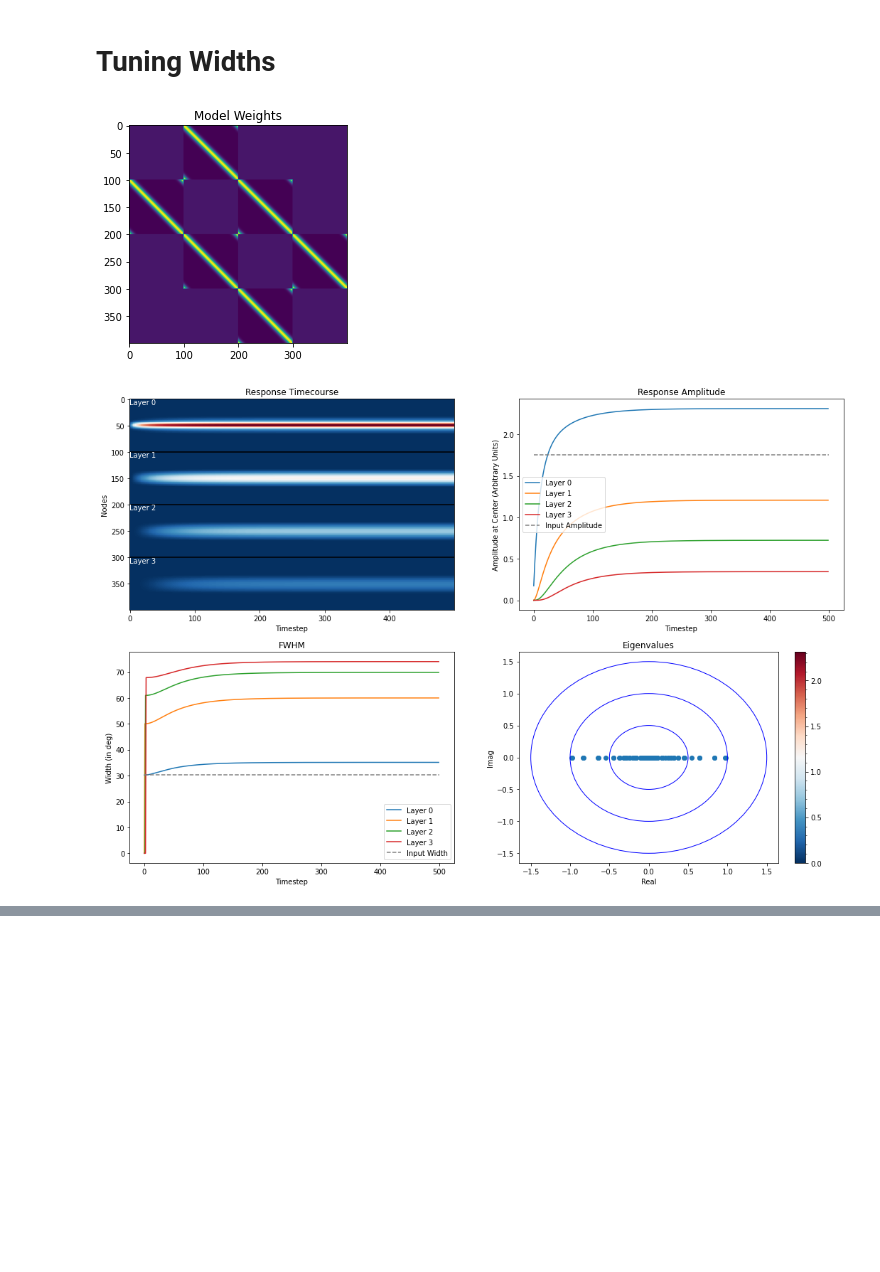
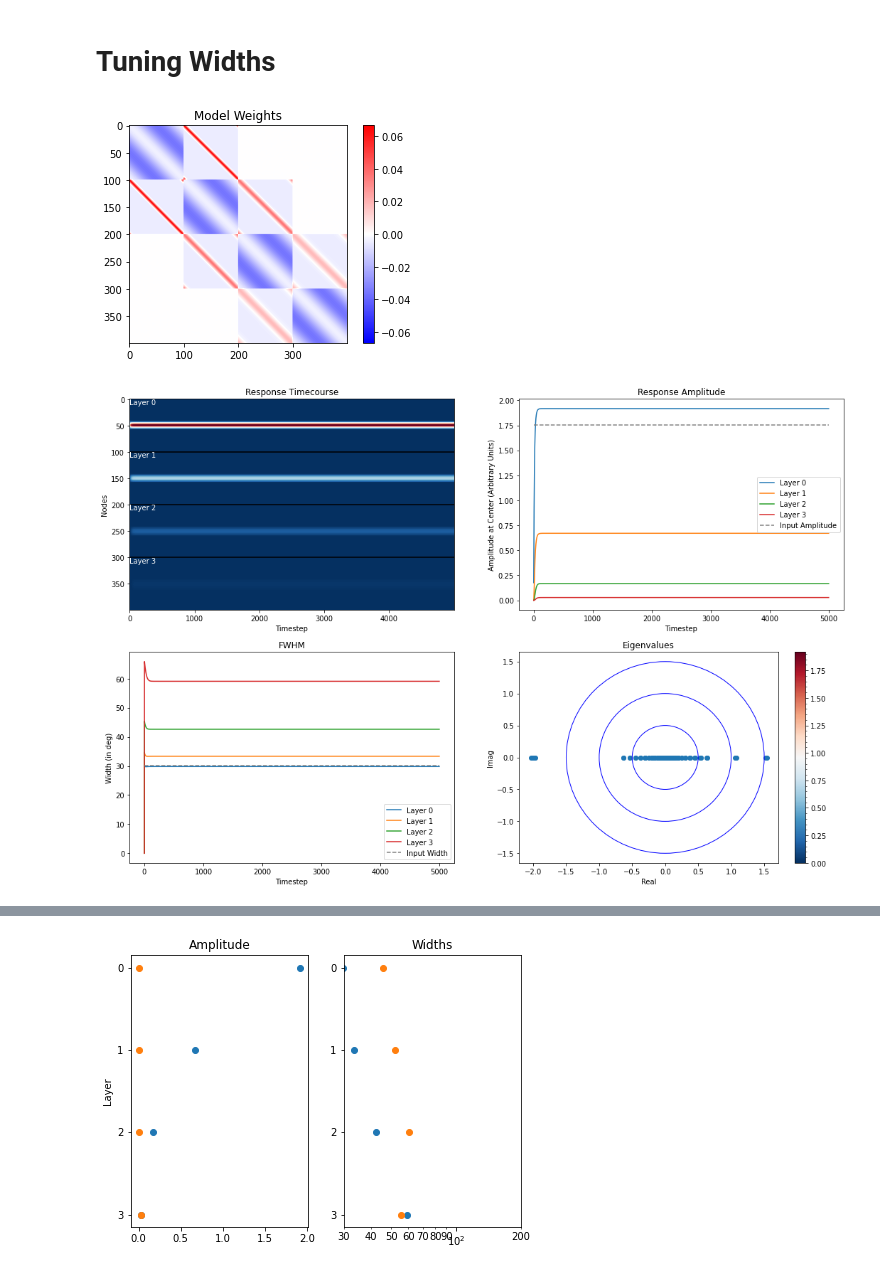
Before and after one commit to rfw256/Memento, a Jupyter notebook: dynamicmemory.ipynb, the cells around one changed output, grey strips where cells are left out. Cells and saved outputs as stored; diff of their text form; code cells hidden in the pictures; blank space fills up the shorter version.

```diff
--- a/dynamicmemory.ipynb
+++ b/dynamicmemory.ipynb
@@ -307,27 +389,26 @@ Or, Recurrent weights are exist in a state, such that, when inhibited, they shar
 # %% [markdown]
 # Tuning Widths
 # %%
-n_timesteps = 500
-stim_on = 500
-# layer_sizes = [1000, 900, 600, 300]
-layer_sizes = [100, 90, 60, 30]
+n_timesteps = 5000
+stim_on = 5000
+
 layer_sizes = [100, 100, 100, 100]
 kappas = [36, 12, 4]            # 36, 12, 4, give similar tuning widths to perception condition
-kappas = [10, 10, 10]
+# kappas = [10, 10, 10]   #
 k_input = 20
 
 model = DynaToy(layer_sizes)
-model.W_ff_0 = .04     # Scales the FF weights - affects the next layer's amplitude
-model.W_ff_1 = -.003       # Shifts the FF weights
-model.W_fb_0 = .04   # Scales the FB weights - affects the prev layer's amplitude
-model.W_fb_1 = -.003        # Shifts the FB weights
+model.W_ff_0 = .03     # Scales the FF weights - affects the next layer's amplitude
+model.W_ff_1 = -.005      # Shifts the FF weights
+model.W_fb_0 = .03   # Scales the FB weights - affects the prev layer's amplitude
+model.W_fb_1 = -.005        # Shifts the FB weights
 
 
 # Scale and Shift the Recurrence weights
-model.W_r_0 = .5
-model.W_r_1 = -0.3
+model.W_r_0 = .8
+model.W_r_1 = -2
 
-recurrence = ''
+recurrence = 'cosine'
 
 model.W, W_L = model.init_weights(plot = True, kappas = kappas, return_matrices=True, recurrence = recurrence)
 
@@ -367,6 +448,7 @@ model.plot(timecourse_ff, h)
 
 # Feedback
 h = model.r[model.out_idx]
+plt.plot(h)
 model.reset()
 
 theta = np.linspace(0, 2*np.pi, layer_sizes[-1])
@@ -391,32 +473,32 @@ for t in range(n_timesteps):
     Amps_fb[:, t] = model.compute_amplitudes()
     Widths_fb[:, t] = model.compute_widths()
 
 model.plot(timecourse_fb, h)
 
 fig, axs = plt.subplots(1, 2, figsize = [7, 5])
 
 t = 250
 
 # Amplitude
 ax = axs[0]
 
 ax.scatter(x = Amps_ff[:, t], y = [i for i in range(len(model.layer_sizes))])
 ax.scatter(x = Amps_fb[:, t], y = [i for i in range(len(model.layer_sizes))])
 ax.invert_yaxis()
 ax.set_title("Amplitude")
 ax.set_ylabel("Layer")
 ax.set_yticks([i for i in range(len(model.layer_sizes))])
 
 ax = axs[1]
 
 ax.scatter(x = Widths_ff[:, t], y = [i for i in range(len(model.layer_sizes))])
 ax.scatter(x = Widths_fb[:, t], y = [i for i in range(len(model.layer_sizes))])
 ax.invert_yaxis()
 ax.set_title("Widths")
 ax.set_yticks([i for i in range(len(model.layer_sizes))])
 ax.set_xlim([30, 200])
 ax.set_xscale('log')
 ax.xaxis.set_minor_formatter(mticker.ScalarFormatter())
 # %% [output]
-[figure, old version]
+[figure, new version]
-[figure, old version]
+[figure, new version]
@@ -424,0 +507 @@ ax.xaxis.set_minor_formatter(mticker.ScalarFormatter())
+[figure, added]
```
Also changed, not shown: parts of 17 cells of this notebook, 3 other files.
